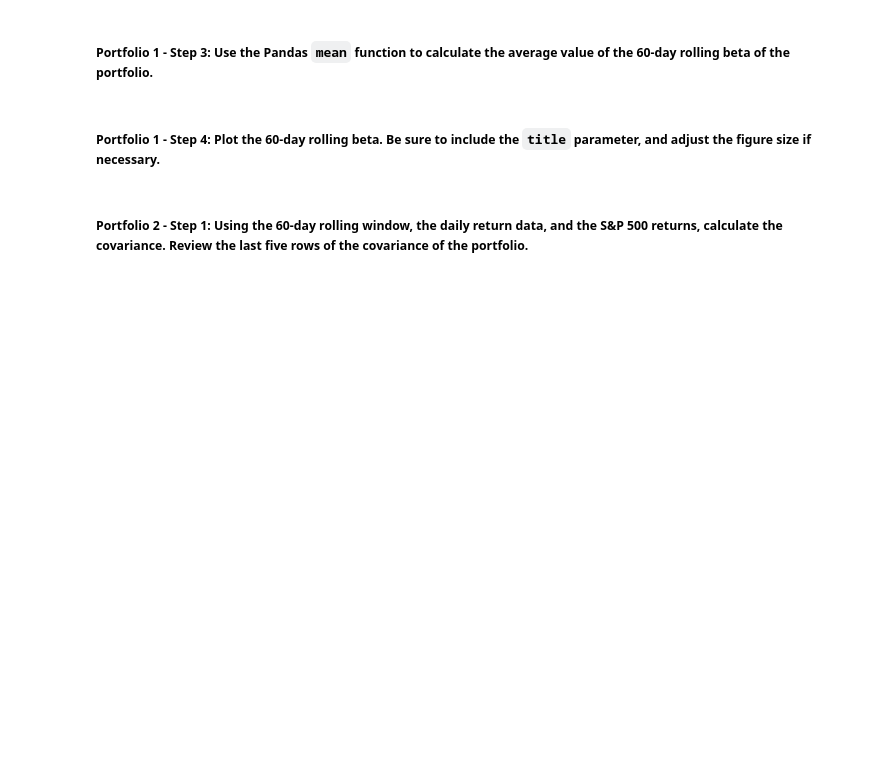
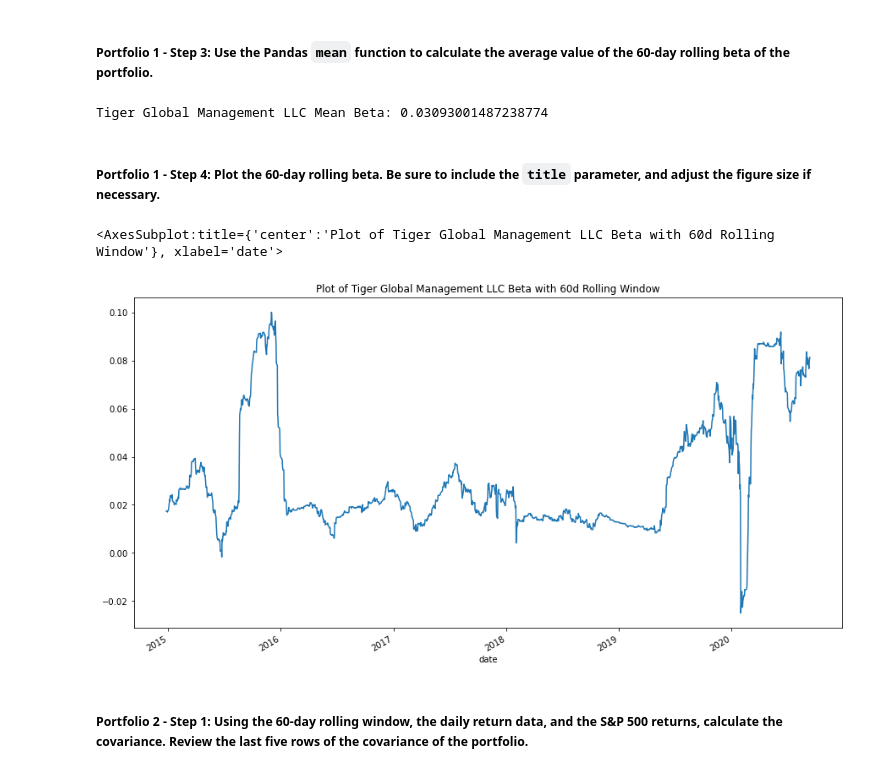
Before and after one commit to travispeska/gwu_fintech, a Jupyter notebook: module_4_challenge/risk_return_analysis.ipynb, the cells around one changed output. Cells and saved outputs as stored; diff of their text form; code cells hidden in the pictures; blank space fills up the shorter version.

```diff
--- a/module_4_challenge/risk_return_analysis.ipynb
+++ b/module_4_challenge/risk_return_analysis.ipynb
@@ -351,8 +355,8 @@ Your analysis is nearing completion. Now, you need to evaluate how the portfolio
 #### Use the Pandas `var` function to calculate the variance of the S&P 500 by using a 60-day rolling window. Visualize the last five rows of the variance of the S&P 500.
 # %%
 # Calculate the variance of the S&P 500 using a rolling 60-day window.
-market_rolling_60d_variance_series = daily_returns_df['S&P 500'].rolling(window=60).var()
-market_rolling_60d_variance_series.tail()
+sp500_rolling_60d_variance_series = daily_returns_df['S&P 500'].rolling(window=60).var()
+sp500_rolling_60d_variance_series.tail()
 # %% [output]
 date
 2020-09-04    0.000103
@@ -376,4 +380,5 @@ Name: S&P 500, dtype: float64
 # %%
 # Calculate the covariance using a 60-day rolling window
 # Review the last five rows of the covariance data
-# YOUR CODE HERE
+tiger_sp500_covariance_series = daily_returns_df['TIGER GLOBAL MANAGEMENT LLC'].rolling(window=60).cov(daily_returns_df['S&P 500'])
+tiger_sp500_covariance_series.tail()
@@ -382,4 +395,5 @@ Name: S&P 500, dtype: float64
 # %%
 # Calculate the beta based on the 60-day rolling covariance compared to the market (S&P 500)
 # Review the last five rows of the beta information
-# YOUR CODE HERE
+tiger_beta = tiger_sp500_covariance_series / sp500_rolling_60d_variance_series
+tiger_beta.tail()
@@ -387,13 +409,19 @@ Name: S&P 500, dtype: float64
 ##### Portfolio 1 - Step 3: Use the Pandas `mean` function to calculate the average value of the 60-day rolling beta of the portfolio.
 # %%
 # Calculate the average of the 60-day rolling beta
-# YOUR CODE HERE
+tiger_beta_mean = tiger_beta.mean()
+print(f'Tiger Global Management LLC Mean Beta: {tiger_beta_mean}')
+# %% [output]
+Tiger Global Management LLC Mean Beta: 0.03093001487238774
 # %% [markdown]
 ##### Portfolio 1 - Step 4: Plot the 60-day rolling beta. Be sure to include the `title` parameter, and adjust the figure size if necessary.
 # %%
 # Plot the rolling beta
 # Include a title parameter and adjust the figure size
-# YOUR CODE HERE
+tiger_beta.plot(figsize=(15, 8), title='Plot of Tiger Global Management LLC Beta with 60d Rolling Window', xlabel='date')
+# %% [output]
+<AxesSubplot:title={'center':'Plot of Tiger Global Management LLC Beta with 60d Rolling Window'}, xlabel='date'>
+[figure, added]
 # %% [markdown]
 ##### Portfolio 2 - Step 1: Using the 60-day rolling window, the daily return data, and the S&P 500 returns, calculate the covariance. Review the last five rows of the covariance of the portfolio.
 # %%
```
Also changed, not shown: parts of 14 cells of this notebook.
